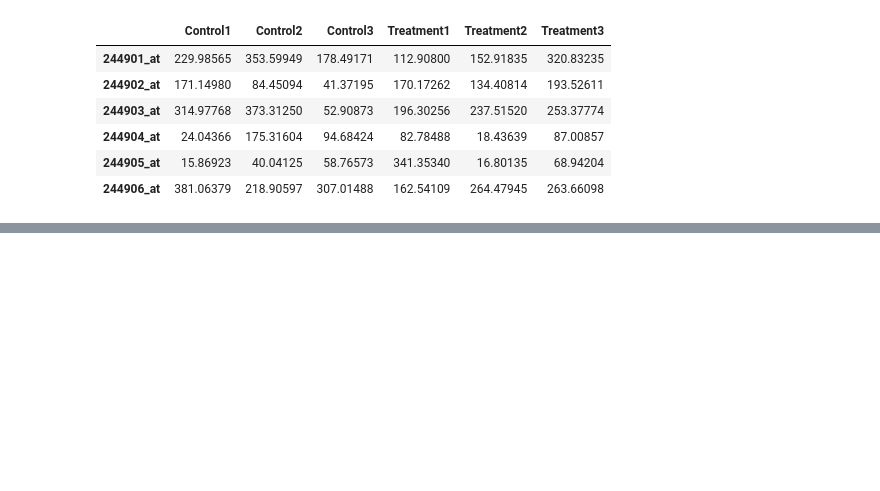
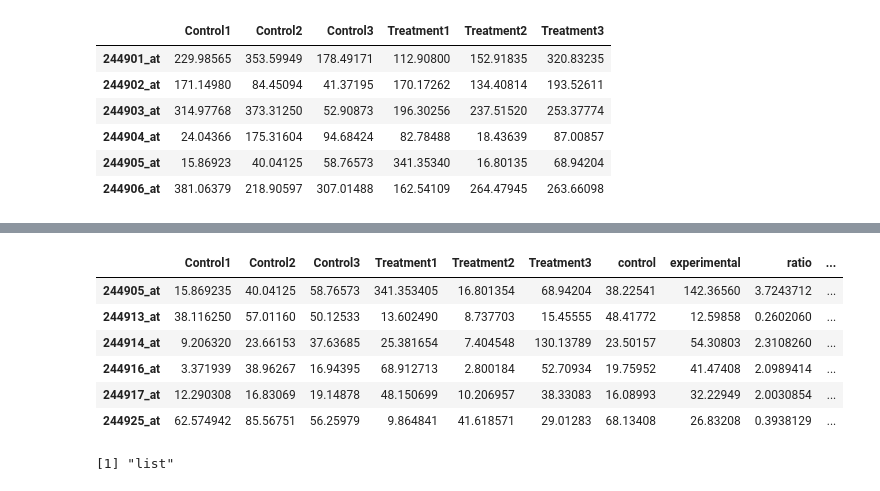
Before and after one commit to Daniela-q-m/Transcriptomics-Course-Projects, a Jupyter notebook: 01_DQ.ipynb, the cells around one changed output, grey strips where cells are left out. Saved outputs shown, nothing was run; the diff lists cells and outputs as text; code cells hidden in the pictures; blank space fills up the shorter version.

```diff
--- a/01_DQ.ipynb
+++ b/01_DQ.ipynb
@@ -158,4 +132,17 @@ print(test)
 # %%
 #How many genes have a log2 fold change > 1 OR < -1
+#subset the data frame, check which rows have an absolute value greater than 1
+induced_genes<-as.data.frame(subset(data, data[,"ratio_log2"] > 1 | data[,"ratio_log2"] < -1))
+head(induced_genes)
+typeof(induced_genes)
+# %% [output]
+|  | Control1 | Control2 | Control3 | Treatment1 | Treatment2 | Treatment3 | control | experimental | ratio | ... |
+| 244905_at | 15.869235 | 40.04125 | 58.76573 | 341.353405 | 16.801354 | 68.94204 | 38.22541 | 142.36560 | 3.7243712 | ... |
+| 244913_at | 38.116250 | 57.01160 | 50.12533 | 13.602490 | 8.737703 | 15.45555 | 48.41772 | 12.59858 | 0.2602060 | ... |
+| 244914_at | 9.206320 | 23.66153 | 37.63685 | 25.381654 | 7.404548 | 130.13789 | 23.50157 | 54.30803 | 2.3108260 | ... |
+| 244916_at | 3.371939 | 38.96267 | 16.94395 | 68.912713 | 2.800184 | 52.70934 | 19.75952 | 41.47408 | 2.0989414 | ... |
+| 244917_at | 12.290308 | 16.83069 | 19.14878 | 48.150699 | 10.206957 | 38.33083 | 16.08993 | 32.22949 | 2.0030854 | ... |
+| 244925_at | 62.574942 | 85.56751 | 56.25979 | 9.864841 | 41.618571 | 29.01283 | 68.13408 | 26.83208 | 0.3938129 | ... |
+[1] "list"
 # %%
 #Save the names of the genes that have a log2 fold change > 1 into a file called “Induced_genes.txt”
```
Also changed, not shown: parts of 15 cells of this notebook, 1 other file.
